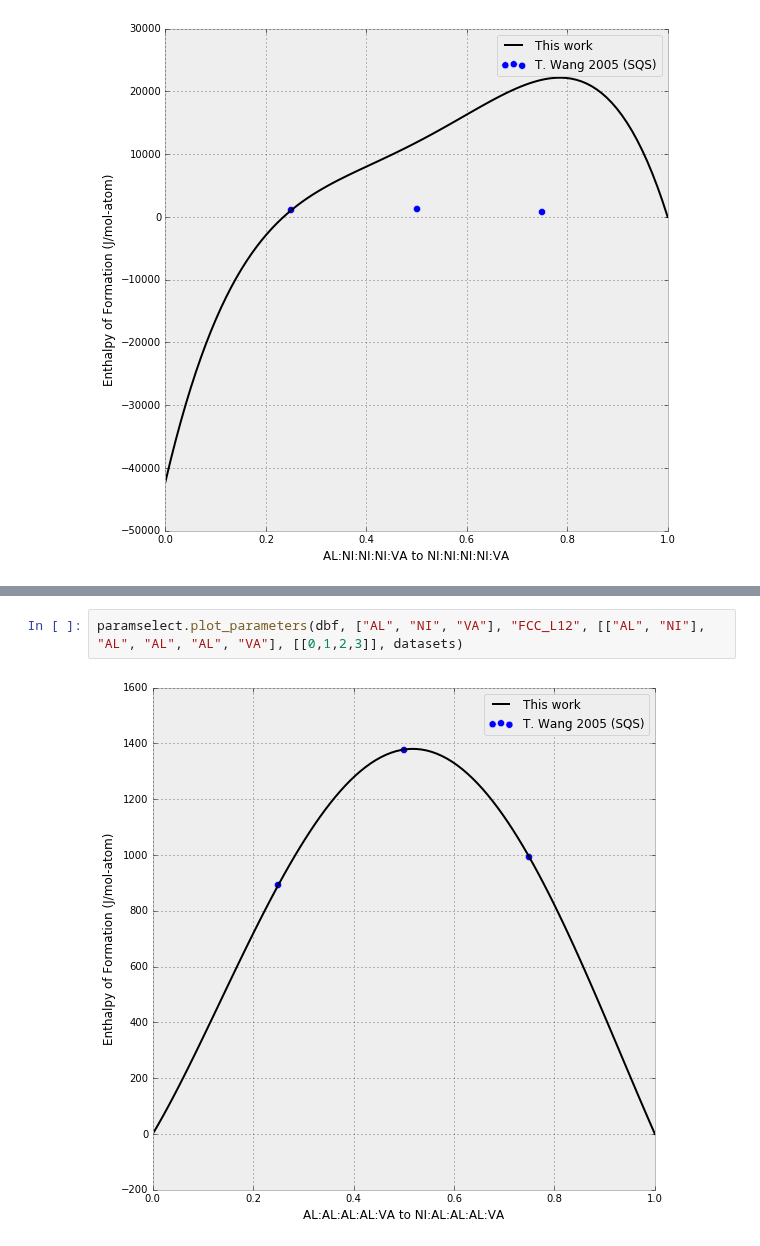
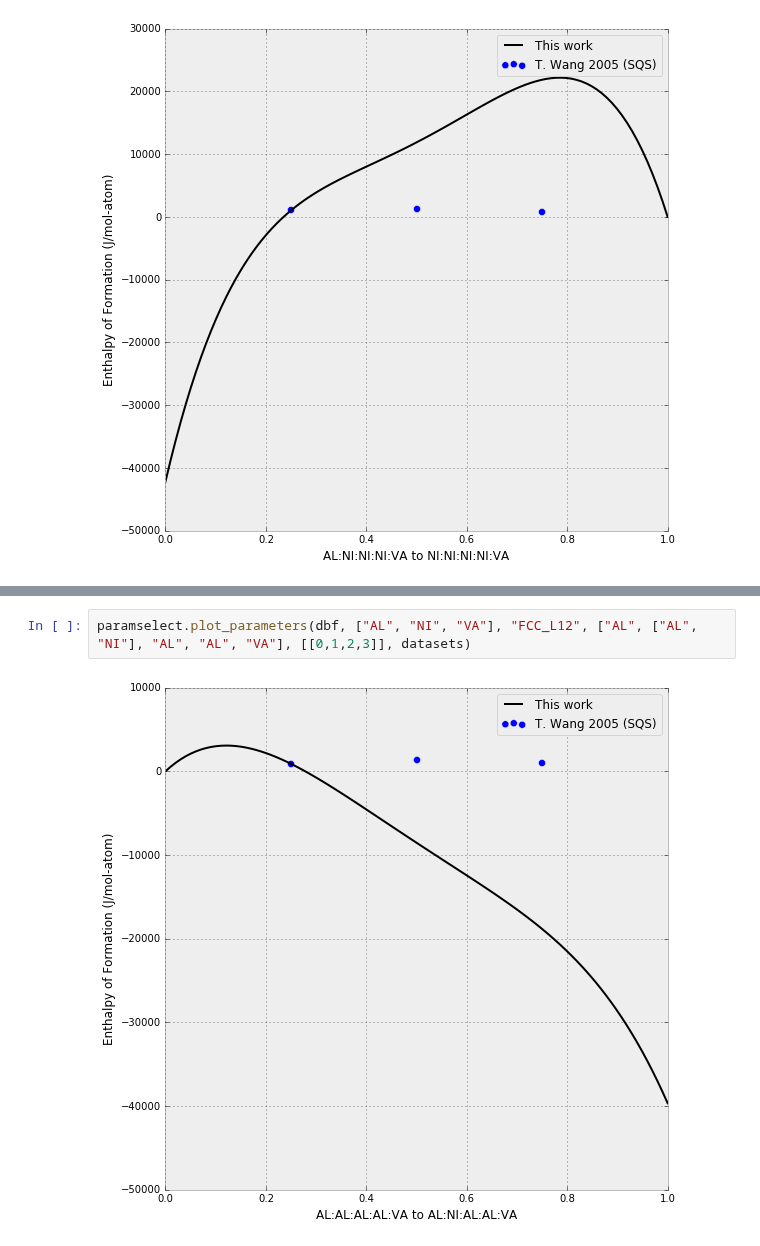
Before and after one commit to PhasesResearchLab/ESPEI, a Jupyter notebook: Parameters.ipynb, the cells around one changed output, grey strips where cells are left out. Saved outputs shown, nothing was run; the diff lists cells and outputs as text.

```diff
--- a/Parameters.ipynb
+++ b/Parameters.ipynb
@@ -72,4 +91,4 @@ paramselect.plot_parameters(dbf, ["AL", "NI", "VA"], "FCC_L12", [["AL", "NI"], "
 # %%
-paramselect.plot_parameters(dbf, ["AL", "NI", "VA"], "FCC_L12", [["AL", "NI"], "AL", "AL", "AL", "VA"], [[0,1,2,3]], datasets)
+paramselect.plot_parameters(dbf, ["AL", "NI", "VA"], "FCC_L12", ["AL", ["AL", "NI"], "AL", "AL", "VA"], [[0,1,2,3]], datasets)
 # %% [output]
-[figure, old version]
+[figure, new version]
```
Also changed, not shown: parts of 7 cells of this notebook, 2 other files.
